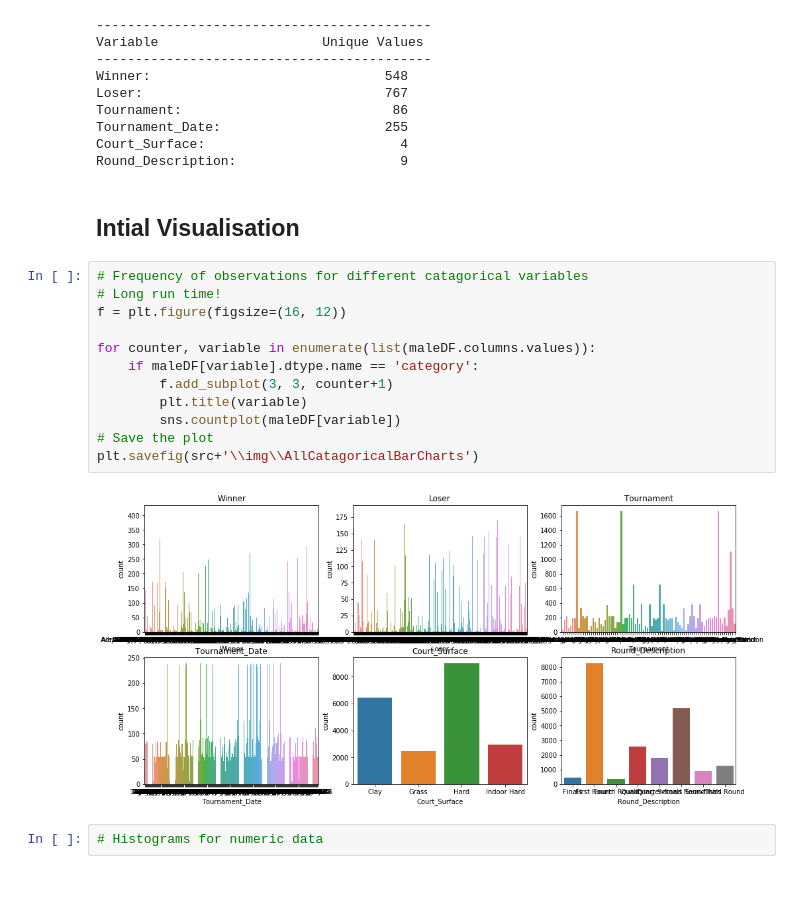
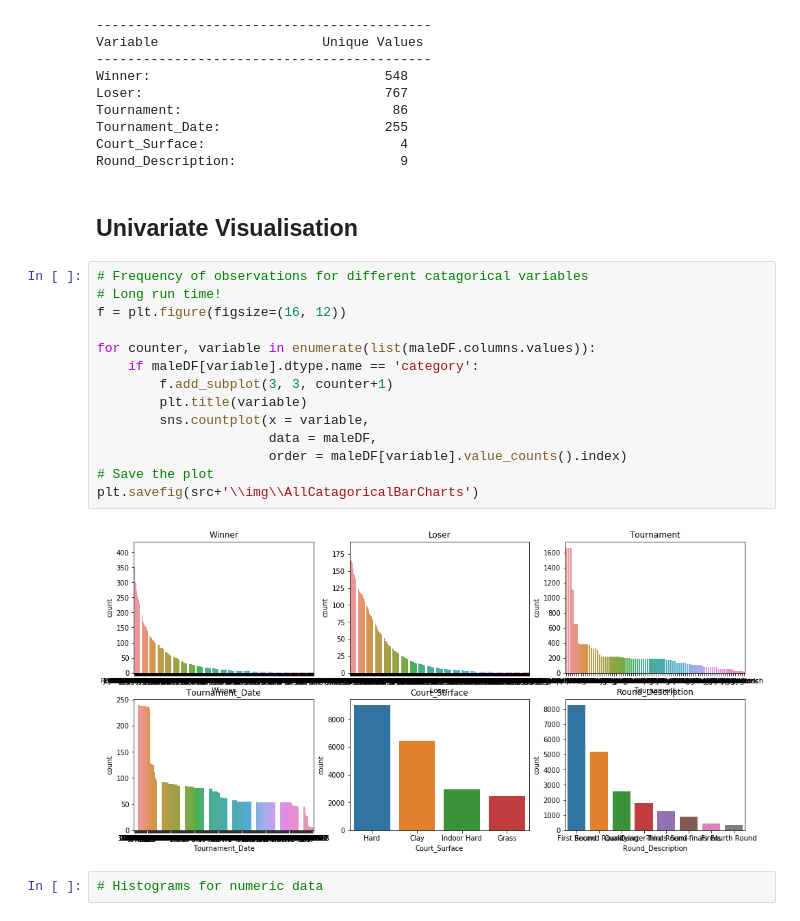
Before and after one commit to Jfbarr/aus_open_datathon_2019, a Jupyter notebook: Workbook.ipynb, the cells around one changed output. Cells and saved outputs as stored; diff of their text form; blank space fills up the shorter version.

Commit message:
Ordered variables in plots based on frequency

```diff
--- a/Workbook.ipynb
+++ b/Workbook.ipynb
@@ -232,20 +232,22 @@ Tournament_Date:                     255
 Court_Surface:                         4
 Round_Description:                     9
 # %% [markdown]
-## Intial Visualisation
+## Univariate Visualisation
 # %%
 # Frequency of observations for different catagorical variables
 # Long run time!
 f = plt.figure(figsize=(16, 12))
 
 for counter, variable in enumerate(list(maleDF.columns.values)):
     if maleDF[variable].dtype.name == 'category':
         f.add_subplot(3, 3, counter+1)
         plt.title(variable)
-        sns.countplot(maleDF[variable])
+        sns.countplot(x = variable,
+                      data = maleDF,
+                      order = maleDF[variable].value_counts().index)
 # Save the plot
 plt.savefig(src+'\\img\\AllCatagoricalBarCharts')
 # %% [output]
-[figure, old version]
+[figure, new version]
 # %%
 # Histograms for numeric data
```
Also changed, not shown: 1 other file.
